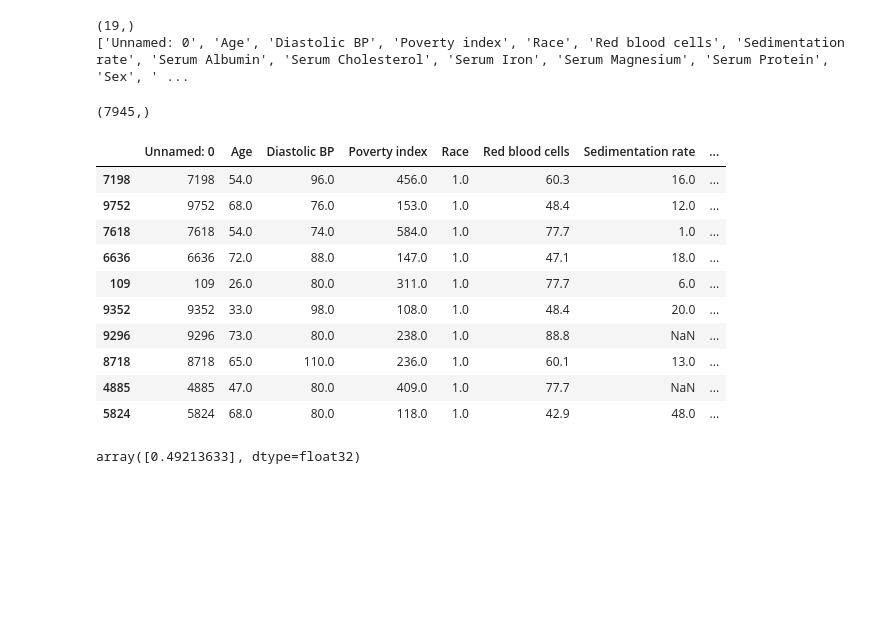
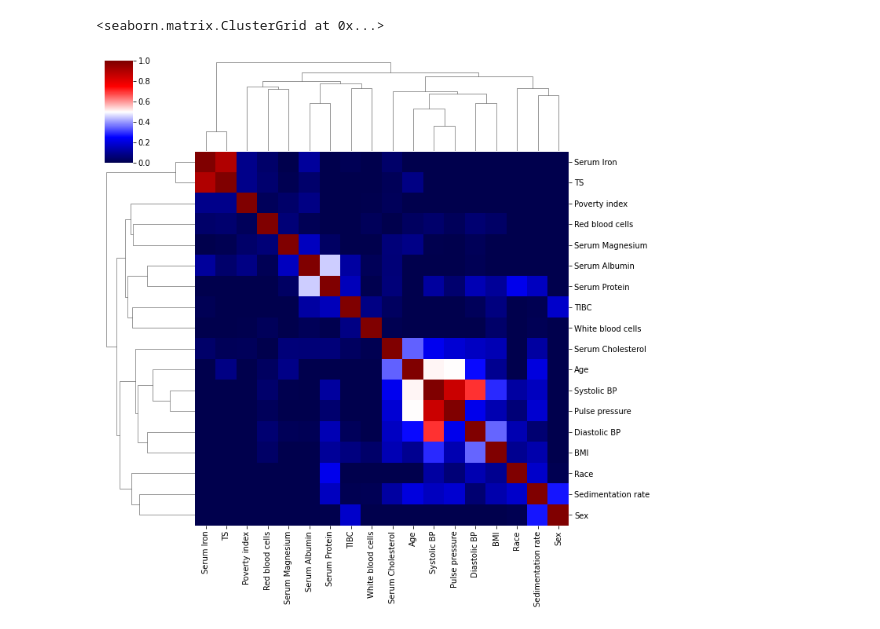
Before and after one commit to nathanwang000/Shapley-Flow, a Jupyter notebook: NHANES1_survival.ipynb, the cells around one changed output. Drawn from its saved outputs; the diff is of its cells as text; code cells hidden in the pictures; blank space fills up the shorter version.

Commit message:
visualization of hcluster

```diff
--- a/NHANES1_survival.ipynb
+++ b/NHANES1_survival.ipynb
@@ -20,6 +27,9 @@ import copy
 # %%
 X,y = shap.datasets.nhanesi()
 X_display,y_display = shap.datasets.nhanesi(display=True) # human readable feature values
+# remove the first column: unnamed: 0
+X = X.iloc[:, 1:]
+X_display = X.iloc[:, 1:]
 
 xgb_full = xgboost.DMatrix(X, label=y)
 
@@ -27,3 +37,5 @@ xgb_full = xgboost.DMatrix(X, label=y)
 X_train, X_test, y_train, y_test = train_test_split(X, y, test_size=0.2, random_state=7)
 xgb_train = xgboost.DMatrix(X_train, label=y_train)
 xgb_test = xgboost.DMatrix(X_test, label=y_test)
+
+print(X.shape)
@@ -111,31 +141,8 @@ viz_graph(G)
 # save_graph(G, 'graph.png')
 # %% [output]
 [drawing not drawn]
-# %%
-print(np.array(X)[0].shape)
-print(xgb_train.feature_names)
-# %% [output]
-(19,)
-['Unnamed: 0', 'Age', 'Diastolic BP', 'Poverty index', 'Race', 'Red blood cells', 'Sedimentation rate', 'Serum Albumin', 'Serum Cholesterol', 'Serum Iron', 'Serum Magnesium', 'Serum Protein', 'Sex', ' ...
-# %%
-model.predict(xgb_train).shape
-# %% [output]
-(7945,)
-# %%
-X_train[:10]
-# %% [output]
-|  | Unnamed: 0 | Age | Diastolic BP | Poverty index | Race | Red blood cells | Sedimentation rate | ... |
-| 7198 | 7198 | 54.0 | 96.0 | 456.0 | 1.0 | 60.3 | 16.0 | ... |
-| 9752 | 9752 | 68.0 | 76.0 | 153.0 | 1.0 | 48.4 | 12.0 | ... |
-| 7618 | 7618 | 54.0 | 74.0 | 584.0 | 1.0 | 77.7 | 1.0 | ... |
-| 6636 | 6636 | 72.0 | 88.0 | 147.0 | 1.0 | 47.1 | 18.0 | ... |
-| 109 | 109 | 26.0 | 80.0 | 311.0 | 1.0 | 77.7 | 6.0 | ... |
-| 9352 | 9352 | 33.0 | 98.0 | 108.0 | 1.0 | 48.4 | 20.0 | ... |
-| 9296 | 9296 | 73.0 | 80.0 | 238.0 | 1.0 | 88.8 | NaN | ... |
-| 8718 | 8718 | 65.0 | 110.0 | 236.0 | 1.0 | 60.1 | 13.0 | ... |
-| 4885 | 4885 | 47.0 | 80.0 | 409.0 | 1.0 | 77.7 | NaN | ... |
-| 5824 | 5824 | 68.0 | 80.0 | 118.0 | 1.0 | 42.9 | 48.0 | ... |
-# %%
-model.predict(xgboost.DMatrix(X_train[:1], label=y_train[:1]))
-# %% [output]
-array([0.49213633], dtype=float32)
+# %%
+sns.clustermap(X.corr(), cmap='seismic', vmax=1, vmin=0)
+# %% [output]
+<seaborn.matrix.ClusterGrid at 0x...>
+[figure, added]
```
Also changed, not shown: parts of 22 cells of this notebook, 3 other files.
